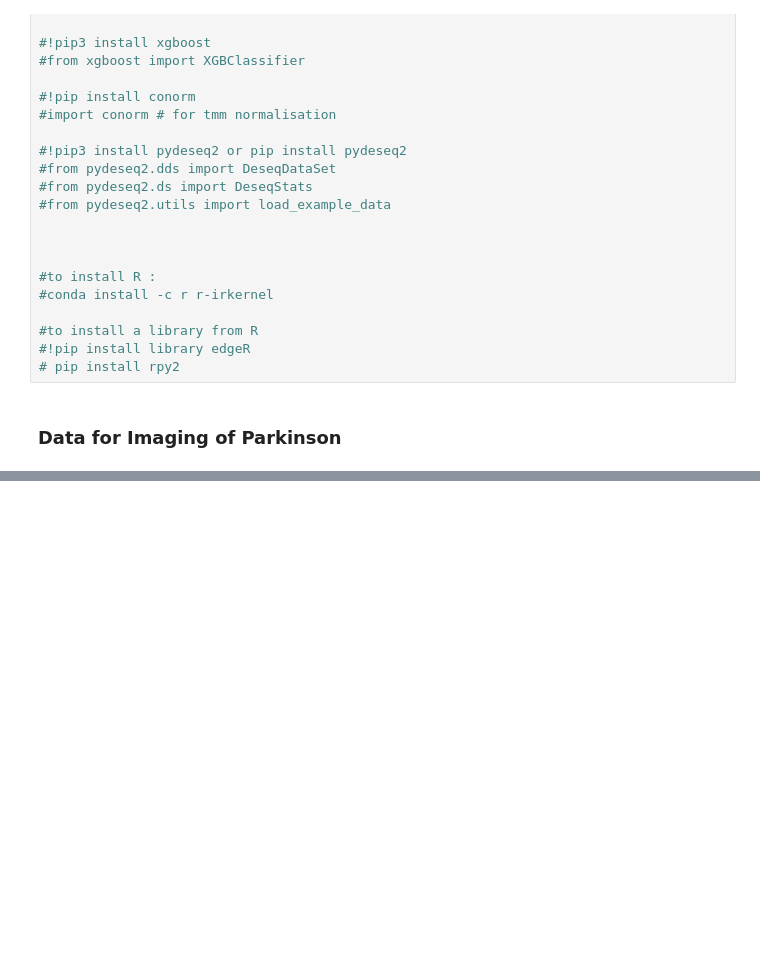
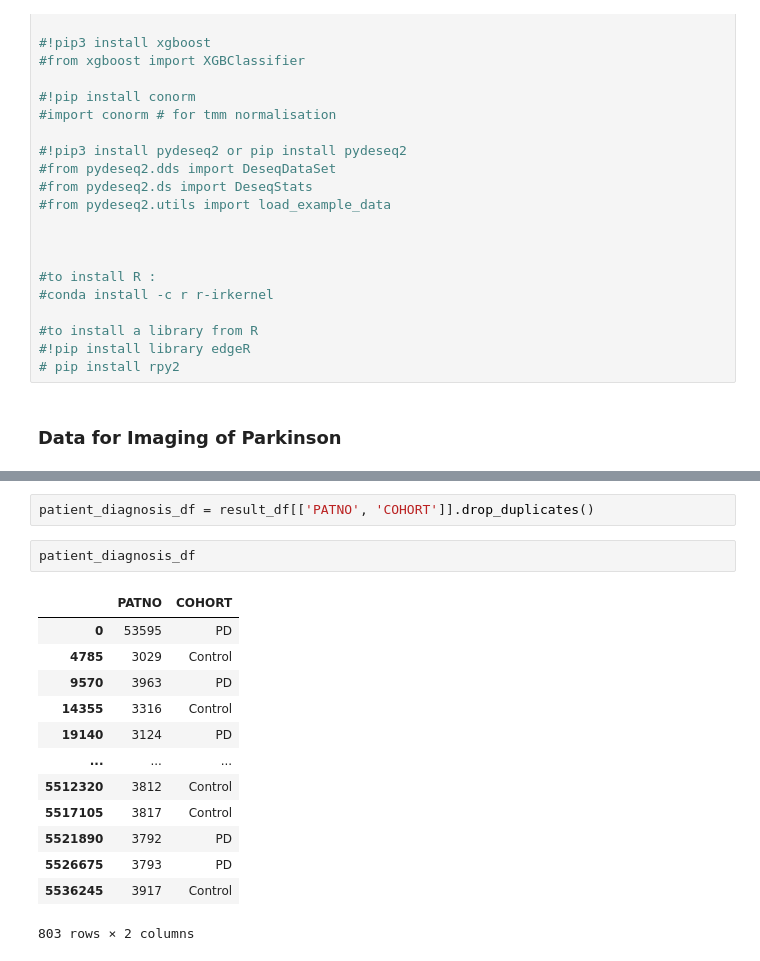
Before and after one commit to zainabnazari/ppmi, a Jupyter notebook: proteomic.ipynb, the cells around one changed output, grey strips where cells are left out. Saved outputs shown, nothing was run; the diff lists cells and outputs as text; blank space fills up the shorter version.

```diff
--- a/proteomic.ipynb
+++ b/proteomic.ipynb
@@ -75,0 +141,18 @@ proteomic
+# %%
+patient_diagnosis_df = result_df[['PATNO', 'COHORT']].drop_duplicates()
+# %%
+patient_diagnosis_df
+# %% [output]
+|  | PATNO | COHORT |
+| 0 | 53595 | PD |
+| 4785 | 3029 | Control |
+| 9570 | 3963 | PD |
+| 14355 | 3316 | Control |
+| 19140 | 3124 | PD |
+| ... | ... | ... |
+| 5512320 | 3812 | Control |
+| 5517105 | 3817 | Control |
+| 5521890 | 3792 | PD |
+| 5526675 | 3793 | PD |
+| 5536245 | 3917 | Control |
+803 rows × 2 columns
```
Also changed, not shown: parts of 11 cells of this notebook, 9 other files.
